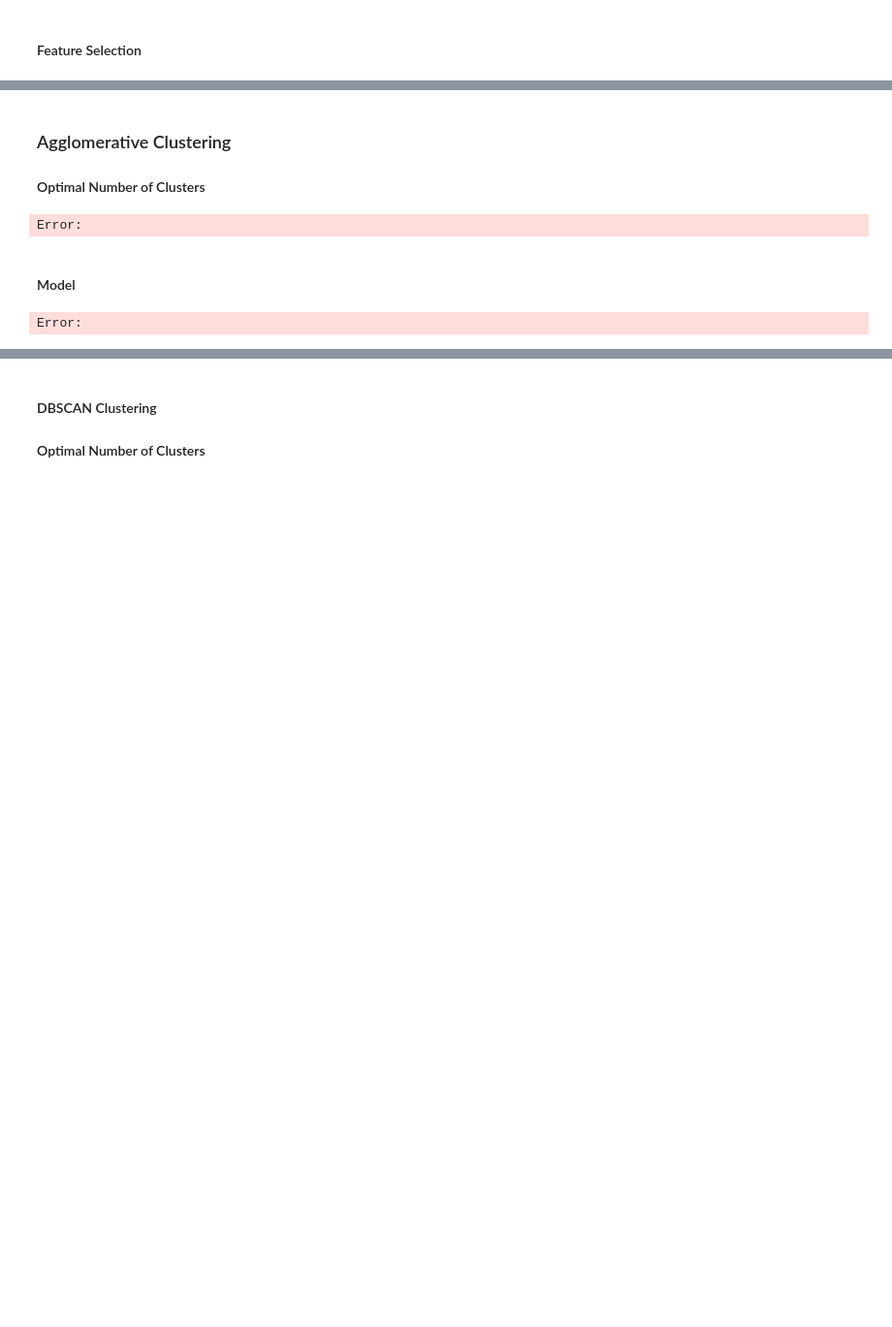
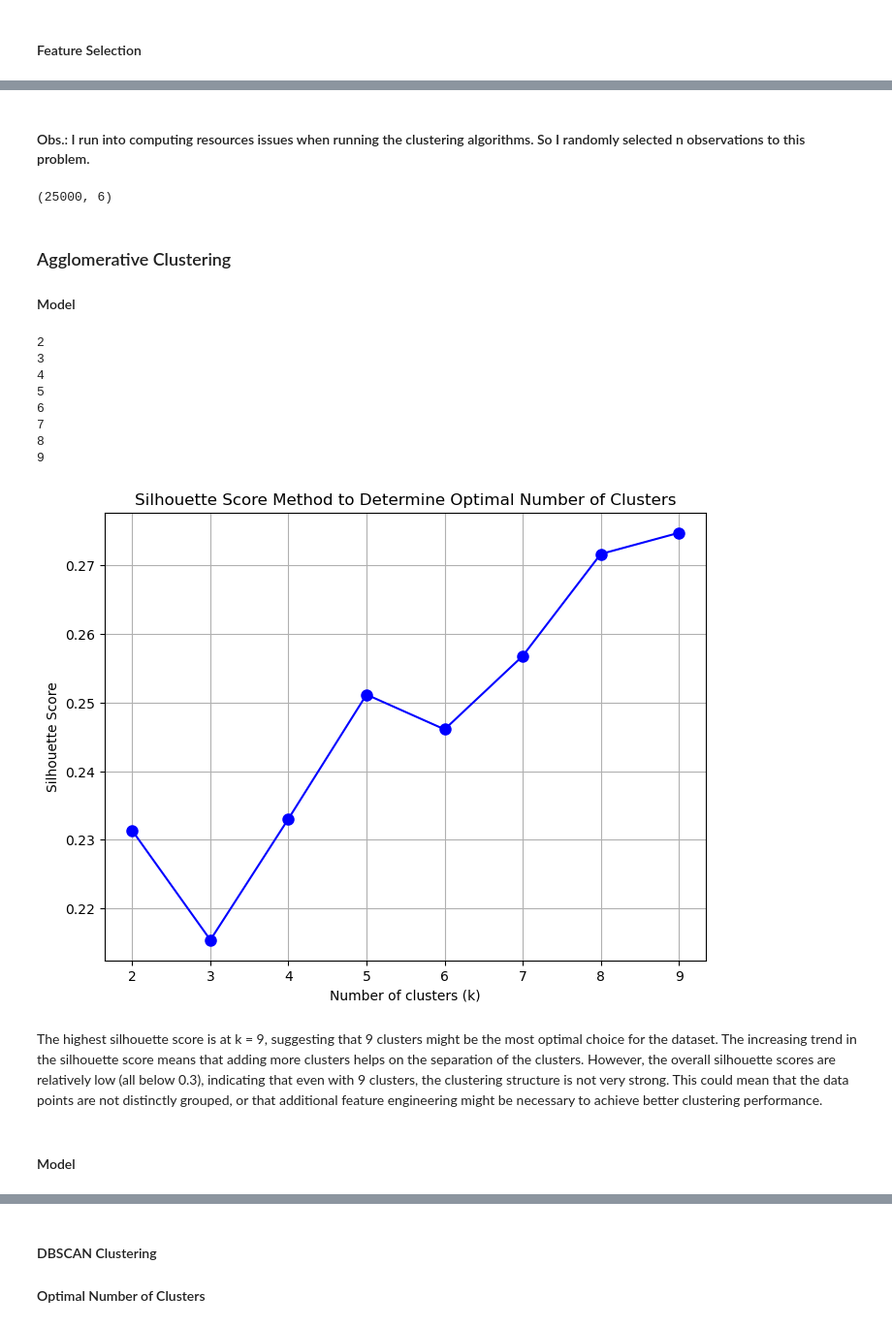
Before and after one commit to gabriel-ferreira-life/546_advanced_business_analytics, a Jupyter notebook: homework/homework_2/HW2_Solutions_2146.ipynb, the cells around one changed output, grey strips where cells are left out. Shown at 97% size. Cells and saved outputs as stored; diff of their text form; code cells hidden in the pictures; blank space fills up the shorter version.

```diff
--- a/homework/homework_2/HW2_Solutions_2146.ipynb
+++ b/homework/homework_2/HW2_Solutions_2146.ipynb
@@ -2263,7 +2266,7 @@ clean_df.head()
 #### Feature Selection
 # %%
 # Defining observed relevant columns
-relevant_features = ['genre1', 'director1', 'runtimeMinutes', 'startYear']
+relevant_features = ['genre1', 'director1', 'runtimeMinutes', 'titleType_encoded', 'genre2', 'averageRating']
 
 # Selecting observed relevant columns
 cluster_df = clean_df[relevant_features]
@@ -2271,3 +2274,8 @@ cluster_df = clean_df[relevant_features]
 # Scale the dataset before clustering
 scaler = StandardScaler()
 cluster_scaled_df = scaler.fit_transform(cluster_df)
+
+# Convert the scaled array back to a DataFrame with original column names
+cluster_scaled_df = pd.DataFrame(cluster_scaled_df, columns=cluster_df.columns)
+print(cluster_scaled_df.shape)
+cluster_scaled_df.head()
@@ -2274,34 +2290,51 @@ cluster_scaled_df = scaler.fit_transform(cluster_df)
+# %% [markdown]
+#### Obs.: I run into computing resources issues when running the clustering algorithms. So I randomly selected n observations to this problem.
+# %%
+# Randomly sample a subset of the data
+cluster_sampled = cluster_scaled_df.sample(n=25000, random_state=42)
+cluster_sampled.shape
+# %% [output]
+(25000, 6)
 # %% [markdown]
 ### Agglomerative Clustering
-#### Optimal Number of Clusters
+#### Model
 # %%
 silhouette_scores = []
-k_values = range(2, 5)  # Trying different cluster numbers from 2 to 10
+k_values = range(2, 10)  # Trying different cluster numbers from 2 to 10
 
 for k in k_values:
+    print(k)
     # Fit Agglomerative Clustering model for each k value
     agg_clustering = AgglomerativeClustering(n_clusters=k)
-    cluster_labels = agg_clustering.fit_predict(cluster_scaled_df)
+    cluster_labels = agg_clustering.fit_predict(cluster_sampled)
 
     # Calculate silhouette score
-    score = silhouette_score(cluster_scaled_df, cluster_labels)
+    score = silhouette_score(cluster_sampled, cluster_labels)
     silhouette_scores.append(score)
 
 # Plot the Silhouette Score Method
 plt.figure(figsize=(8, 6))
 plt.plot(k_values, silhouette_scores, 'bo-', markersize=8)
 plt.xlabel('Number of clusters (k)')
 plt.ylabel('Silhouette Score')
 plt.title('Silhouette Score Method to Determine Optimal Number of Clusters')
 plt.grid(True)
 plt.show()
 # %% [output]
-Error:
+2
+3
+4
+5
+6
+7
+8
+9
+[figure, added]
+# %% [markdown]
+The highest silhouette score is at k = 9, suggesting that 9 clusters might be the most optimal choice for the dataset. The increasing trend in the silhouette score means that adding more clusters helps on the separation of the clusters. However, the overall silhouette scores are relatively low (all below 0.3), indicating that even with 9 clusters, the clustering structure is not very strong. This could mean that the data points are not distinctly grouped, or that additional feature engineering might be necessary to achieve better clustering performance.
 # %% [markdown]
 #### Model
 # %%
 # Build AgglomerativeClustering model
-agg_model = AgglomerativeClustering(n_clusters=4, affinity='euclidean', linkage='ward')
-cluster_scaled_df['cluster_agglomerative'] = agg_model.fit_predict(cluster_scaled_df)
+agg_model = AgglomerativeClustering(n_clusters=9, affinity='euclidean', linkage='ward')
+cluster_sampled['cluster_agglomerative'] = agg_model.fit_predict(cluster_sampled)
-# %% [output]
-Error:
```
Also changed, not shown: parts of 15 cells of this notebook, 1 other file.
